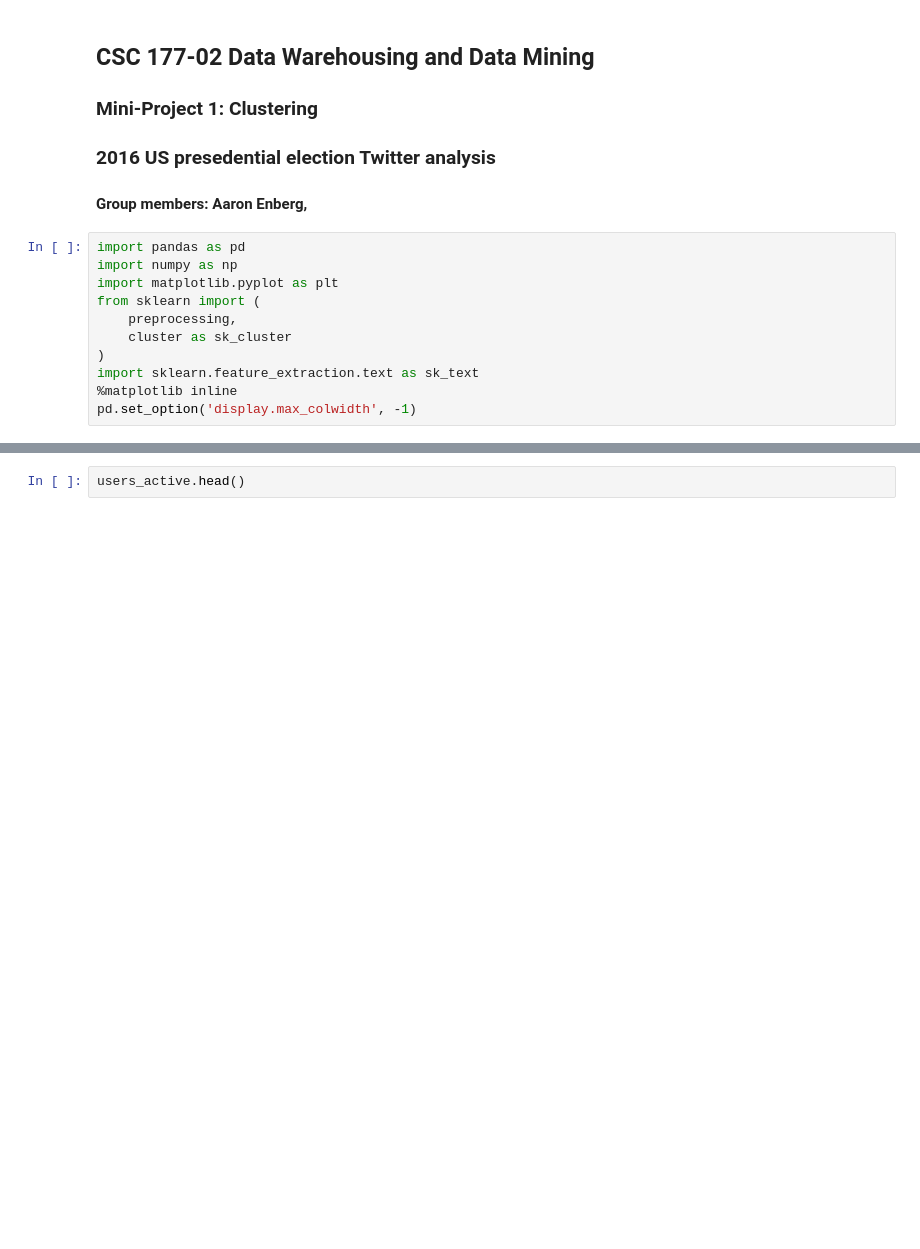
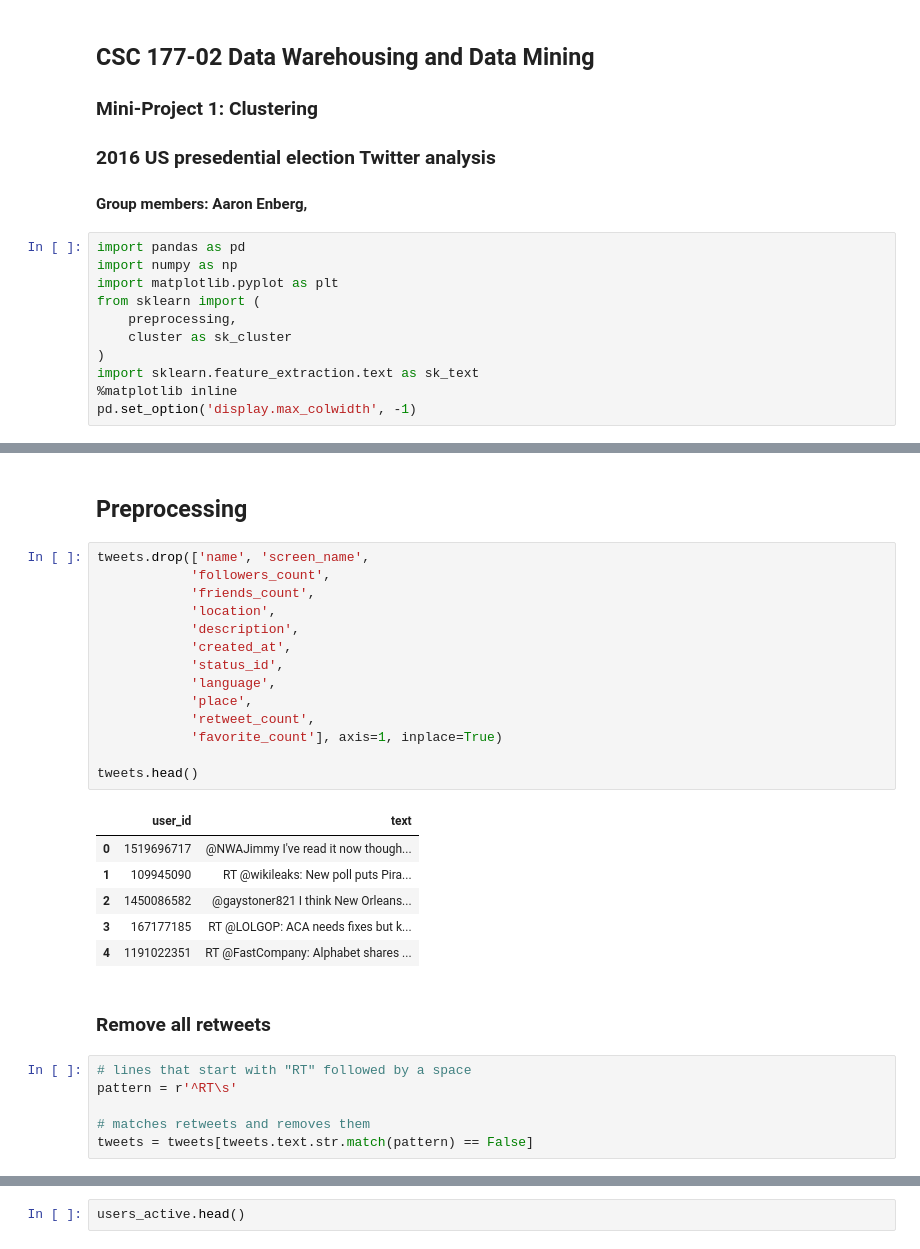
Before and after one commit to aaronenberg/clinton-trump-followers, a Jupyter notebook: csc177-project1.ipynb, the cells around one changed output, grey strips where cells are left out. Saved outputs shown, nothing was run; the diff lists cells and outputs as text; blank space fills up the shorter version.

```diff
--- a/csc177-project1.ipynb
+++ b/csc177-project1.ipynb
@@ -27,3 +46,34 @@ tweets.columns = tweets.columns.str.lower()
+# %% [markdown]
+## Preprocessing
+# %%
+tweets.drop(['name', 'screen_name',
+            'followers_count',
+            'friends_count',
+            'location',
+            'description',
+            'created_at',
+            'status_id',
+            'language',
+            'place',
+            'retweet_count',
+            'favorite_count'], axis=1, inplace=True)
+
+tweets.head()
+# %% [output]
+|  | user_id | text |
+| 0 | 1519696717 | @NWAJimmy I've read it now though... |
+| 1 | 109945090 | RT @wikileaks: New poll puts Pira... |
+| 2 | 1450086582 | @gaystoner821 I think New Orleans... |
+| 3 | 167177185 | RT @LOLGOP: ACA needs fixes but k... |
+| 4 | 1191022351 | RT @FastCompany: Alphabet shares ... |
+# %% [markdown]
+### Remove all retweets
+# %%
+# lines that start with "RT" followed by a space
+pattern = r'^RT\s'
+
+# matches retweets and removes them
+tweets = tweets[tweets.text.str.match(pattern) == False]
 # %%
 tweets.shape
 # %% [output]
```
Also changed, not shown: parts of 40 cells of this notebook.
